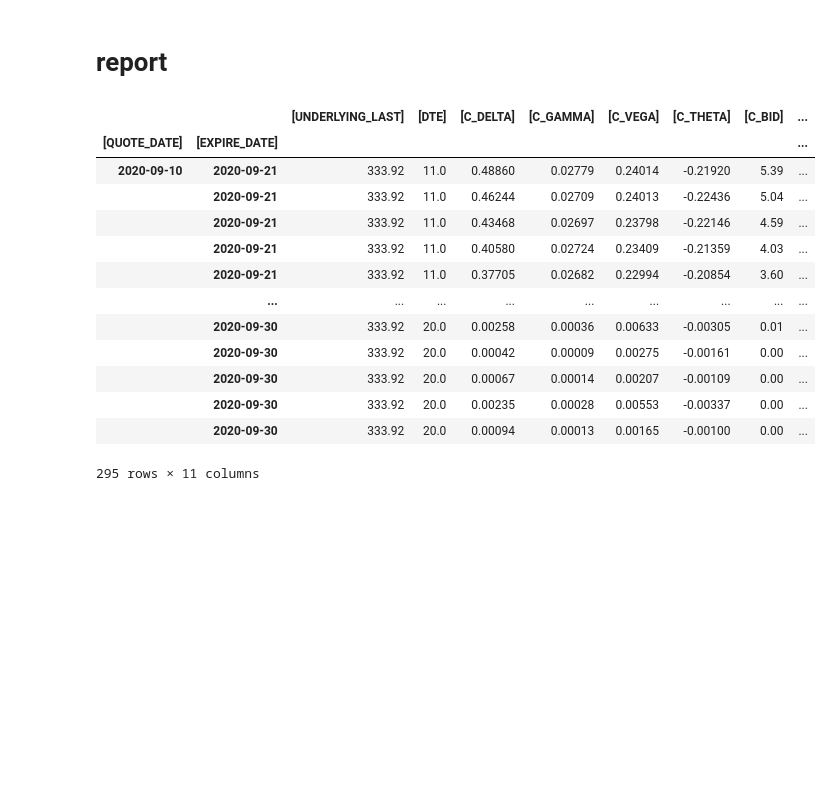
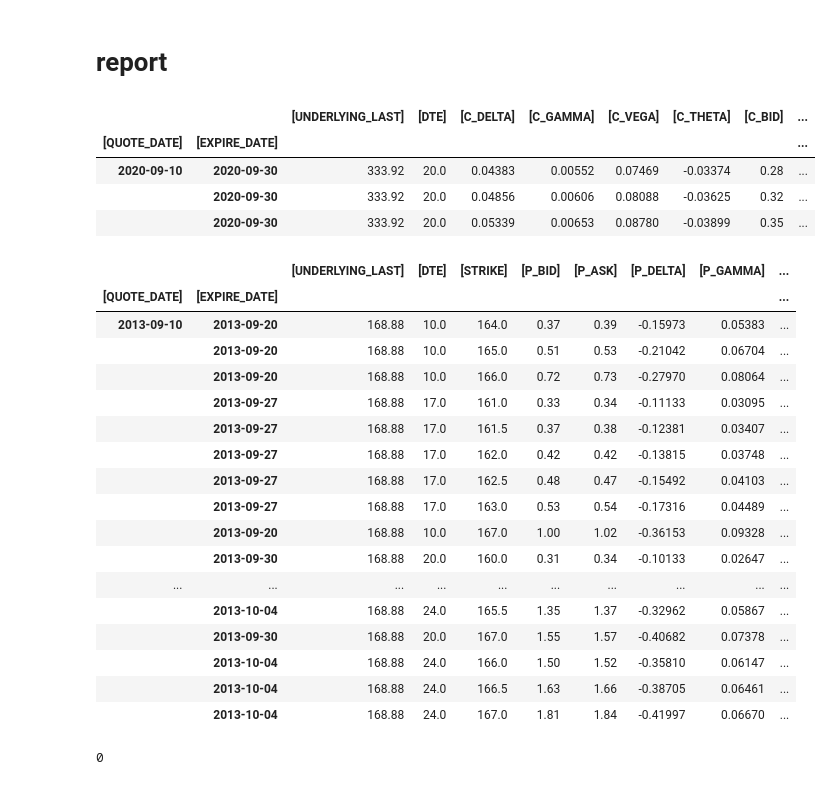
Before and after one commit to ylu10/Theta-decay, a Jupyter notebook: report.ipynb, the cells around one changed output. Saved outputs shown, nothing was run; the diff lists cells and outputs as text; code cells hidden in the pictures; blank space fills up the shorter version.

```diff
--- a/report.ipynb
+++ b/report.ipynb
@@ -74,33 +74,31 @@ def contract_selct(
                 contract_pd = contract_pd.loc[contract_pd['[STRIKE]'] >= contract_pd['[UNDERLYING_LAST]']]
                 contract_pd = contract_pd.loc[(contract_pd['[P_THETA]'] >= minTheta) & (contract_pd['[P_THETA]'] <= maxTheta)]
 
-#         contract_pd['spread_pct'] = (contract_pd['['+contract_type+'_ASK]']-contract_pd['['+contract_type+'_BID]'])*2/(contract_pd['['+contract_type+'_BID]']+contract_pd['['+contract_type+'_ASK]'])
+        contract_pd['spread_pct'] = (contract_pd['['+contract_type+'_ASK]']-contract_pd['['+contract_type+'_BID]'])*2/(contract_pd['['+contract_type+'_BID]']+contract_pd['['+contract_type+'_ASK]'])
+        # Set inverted quote spread to zero
+        contract_pd['spread_pct'][contract_pd['spread_pct'] < 0] = 0
 
-#         for i in ['['+contract_type+'_DELTA]', '['+contract_type+'_GAMMA]', '['+contract_type+'_VEGA]', '['+contract_type+'_THETA]']:
-#             contract_pd['price_to_'+i]=(contract_pd['['+contract_type+'_BID]']+contract_pd['['+contract_type+'_ASK]'])/(2*contract_pd[i])
+        # filter out contract with very small ask
+        contract_pd = contract_pd[contract_pd['['+contract_type+'_ASK]'] >= contract_pd['['+contract_type+'_ASK]'].mean()]
+        contract_pd = contract_pd[contract_pd['['+contract_type+'_ASK]'] >= 0.3]
 
-#         # utility function to select main contract
-#         contract_pd['utility'] = 5000*contract_pd['spread_pct'] + 0.5*contract_pd['price_to_['+contract_type+'_DELTA]'] -0.005*contract_pd['price_to_['+contract_type+'_GAMMA]'] - contract_pd['price_to_['+contract_type+'_VEGA]'] -50* contract_pd['price_to_['+contract_type+'_THETA]']
+        for i in ['['+contract_type+'_DELTA]', '['+contract_type+'_GAMMA]', '['+contract_type+'_VEGA]', '['+contract_type+'_THETA]']:
+            contract_pd['price_to_'+i]=(contract_pd['['+contract_type+'_BID]']+contract_pd['['+contract_type+'_ASK]'])/(2*contract_pd[i].abs())
 
-#         contract_pd = contract_pd.drop(columns=['spread_pct', 'price_to_['+contract_type+'_DELTA]', 'price_to_['+contract_type+'_GAMMA]', 'price_to_['+contract_type+'_VEGA]', 'price_to_['+contract_type+'_THETA]'])
+        # utility function to select main contract
+        if data == 'spx': contract_pd['utility'] = 5000*contract_pd['spread_pct'] - 0.5*contract_pd['price_to_['+contract_type+'_DELTA]'] -0.005*contract_pd['price_to_['+contract_type+'_GAMMA]'] - contract_pd['price_to_['+contract_type+'_VEGA]'] + 50* contract_pd['price_to_['+contract_type+'_THETA]']
+        if data == 'spy': contract_pd['utility'] = 1000*contract_pd['spread_pct'] - 3*contract_pd['price_to_['+contract_type+'_DELTA]'] -contract_pd['price_to_['+contract_type+'_GAMMA]'] - 3* contract_pd['price_to_['+contract_type+'_VEGA]'] + 50* contract_pd['price_to_['+contract_type+'_THETA]']
 
-#     return contract_pd.sort_values(by=['utility']).head(3)
-    return contract_pd
+        contract_pd = contract_pd.drop(columns=['spread_pct', 'price_to_['+contract_type+'_DELTA]', 'price_to_['+contract_type+'_GAMMA]', 'price_to_['+contract_type+'_VEGA]', 'price_to_['+contract_type+'_THETA]'])
+
+    return contract_pd.sort_values(by=['utility']).head(3)
+    # return contract_pd
 # %%
-contract_selct(date= '20200910')
+contract_selct(date= '20200910', minDistance=0.08)
 # %% [output]
 |  |  | [UNDERLYING_LAST] | [DTE] | [C_DELTA] | [C_GAMMA] | [C_VEGA] | [C_THETA] | [C_BID] | ... |
 | [QUOTE_DATE] | [EXPIRE_DATE] |  |  |  |  |  |  |  | ... |
-| 2020-09-10 | 2020-09-21 | 333.92 | 11.0 | 0.48860 | 0.02779 | 0.24014 | -0.21920 | 5.39 | ... |
-|  | 2020-09-21 | 333.92 | 11.0 | 0.46244 | 0.02709 | 0.24013 | -0.22436 | 5.04 | ... |
-|  | 2020-09-21 | 333.92 | 11.0 | 0.43468 | 0.02697 | 0.23798 | -0.22146 | 4.59 | ... |
-|  | 2020-09-21 | 333.92 | 11.0 | 0.40580 | 0.02724 | 0.23409 | -0.21359 | 4.03 | ... |
-|  | 2020-09-21 | 333.92 | 11.0 | 0.37705 | 0.02682 | 0.22994 | -0.20854 | 3.60 | ... |
-|  | ... | ... | ... | ... | ... | ... | ... | ... | ... |
-|  | 2020-09-30 | 333.92 | 20.0 | 0.00258 | 0.00036 | 0.00633 | -0.00305 | 0.01 | ... |
-|  | 2020-09-30 | 333.92 | 20.0 | 0.00042 | 0.00009 | 0.00275 | -0.00161 | 0.00 | ... |
-|  | 2020-09-30 | 333.92 | 20.0 | 0.00067 | 0.00014 | 0.00207 | -0.00109 | 0.00 | ... |
-|  | 2020-09-30 | 333.92 | 20.0 | 0.00235 | 0.00028 | 0.00553 | -0.00337 | 0.00 | ... |
-|  | 2020-09-30 | 333.92 | 20.0 | 0.00094 | 0.00013 | 0.00165 | -0.00100 | 0.00 | ... |
+| 2020-09-10 | 2020-09-30 | 333.92 | 20.0 | 0.04383 | 0.00552 | 0.07469 | -0.03374 | 0.28 | ... |
+|  | 2020-09-30 | 333.92 | 20.0 | 0.04856 | 0.00606 | 0.08088 | -0.03625 | 0.32 | ... |
+|  | 2020-09-30 | 333.92 | 20.0 | 0.05339 | 0.00653 | 0.08780 | -0.03899 | 0.35 | ... |
-295 rows × 11 columns
 # %%
@@ -140,13 +138,34 @@ if contract_type == 'P':
         contract_pd = contract_pd.loc[(contract_pd['[P_THETA]'] >= minTheta) & (contract_pd['[P_THETA]'] <= maxTheta)]
 # %%
 contract_pd['spread_pct'] = (contract_pd['['+contract_type+'_ASK]']-contract_pd['['+contract_type+'_BID]'])*2/(contract_pd['['+contract_type+'_BID]']+contract_pd['['+contract_type+'_ASK]'])
+contract_pd['spread_pct'][contract_pd['spread_pct'] < 0] = 0
+contract_pd = contract_pd[contract_pd['['+contract_type+'_ASK]'] >= contract_pd['['+contract_type+'_ASK]'].mean()]
 
 for i in ['['+contract_type+'_DELTA]', '['+contract_type+'_GAMMA]', '['+contract_type+'_VEGA]', '['+contract_type+'_THETA]']:
-    contract_pd['price_to_'+i]=(contract_pd['['+contract_type+'_BID]']+contract_pd['['+contract_type+'_ASK]'])/(2*contract_pd[i])
+    contract_pd['price_to_'+i]=(contract_pd['['+contract_type+'_BID]']+contract_pd['['+contract_type+'_ASK]'])/(2*contract_pd[i].abs())
 
 # utility function to select main contract
-contract_pd['utility'] = 5000*contract_pd['spread_pct'] + 0.5*contract_pd['price_to_['+contract_type+'_DELTA]'] -0.005*contract_pd['price_to_['+contract_type+'_GAMMA]'] - contract_pd['price_to_['+contract_type+'_VEGA]'] -50* contract_pd['price_to_['+contract_type+'_THETA]']
+contract_pd['utility'] = 1000*contract_pd['spread_pct'] - 3*contract_pd['price_to_['+contract_type+'_DELTA]'] -contract_pd['price_to_['+contract_type+'_GAMMA]'] - 3* contract_pd['price_to_['+contract_type+'_VEGA]'] + 50* contract_pd['price_to_['+contract_type+'_THETA]']
 
-contract_pd = contract_pd.drop(columns=['spread_pct', 'price_to_['+contract_type+'_DELTA]', 'price_to_['+contract_type+'_GAMMA]', 'price_to_['+contract_type+'_VEGA]', 'price_to_['+contract_type+'_THETA]'])
+# contract_pd = contract_pd.drop(columns=['spread_pct', 'price_to_['+contract_type+'_DELTA]', 'price_to_['+contract_type+'_GAMMA]', 'price_to_['+contract_type+'_VEGA]', 'price_to_['+contract_type+'_THETA]'])
 
-return contract_pd.sort_values(by=['utility']).head(3)
+contract_pd.sort_values(by=['utility'])
+# %% [output]
+|  |  | [UNDERLYING_LAST] | [DTE] | [STRIKE] | [P_BID] | [P_ASK] | [P_DELTA] | [P_GAMMA] | ... |
+| [QUOTE_DATE] | [EXPIRE_DATE] |  |  |  |  |  |  |  | ... |
+| 2013-09-10 | 2013-09-20 | 168.88 | 10.0 | 164.0 | 0.37 | 0.39 | -0.15973 | 0.05383 | ... |
+|  | 2013-09-20 | 168.88 | 10.0 | 165.0 | 0.51 | 0.53 | -0.21042 | 0.06704 | ... |
+|  | 2013-09-20 | 168.88 | 10.0 | 166.0 | 0.72 | 0.73 | -0.27970 | 0.08064 | ... |
+|  | 2013-09-27 | 168.88 | 17.0 | 161.0 | 0.33 | 0.34 | -0.11133 | 0.03095 | ... |
+|  | 2013-09-27 | 168.88 | 17.0 | 161.5 | 0.37 | 0.38 | -0.12381 | 0.03407 | ... |
+|  | 2013-09-27 | 168.88 | 17.0 | 162.0 | 0.42 | 0.42 | -0.13815 | 0.03748 | ... |
+|  | 2013-09-27 | 168.88 | 17.0 | 162.5 | 0.48 | 0.47 | -0.15492 | 0.04103 | ... |
+|  | 2013-09-27 | 168.88 | 17.0 | 163.0 | 0.53 | 0.54 | -0.17316 | 0.04489 | ... |
+|  | 2013-09-20 | 168.88 | 10.0 | 167.0 | 1.00 | 1.02 | -0.36153 | 0.09328 | ... |
+|  | 2013-09-30 | 168.88 | 20.0 | 160.0 | 0.31 | 0.34 | -0.10133 | 0.02647 | ... |
+| ... | ... | ... | ... | ... | ... | ... | ... | ... | ... |
+|  | 2013-10-04 | 168.88 | 24.0 | 165.5 | 1.35 | 1.37 | -0.32962 | 0.05867 | ... |
+|  | 2013-09-30 | 168.88 | 20.0 | 167.0 | 1.55 | 1.57 | -0.40682 | 0.07378 | ... |
+|  | 2013-10-04 | 168.88 | 24.0 | 166.0 | 1.50 | 1.52 | -0.35810 | 0.06147 | ... |
+|  | 2013-10-04 | 168.88 | 24.0 | 166.5 | 1.63 | 1.66 | -0.38705 | 0.06461 | ... |
+|  | 2013-10-04 | 168.88 | 24.0 | 167.0 | 1.81 | 1.84 | -0.41997 | 0.06670 | ... |
@@ -152,0 +174,4 @@ return contract_pd.sort_values(by=['utility']).head(3)
+# %%
+sum(contract_pd['spread_pct'] < 0)
+# %% [output]
+0
```
Also changed, not shown: parts of 3 cells of this notebook, 2 other files.
